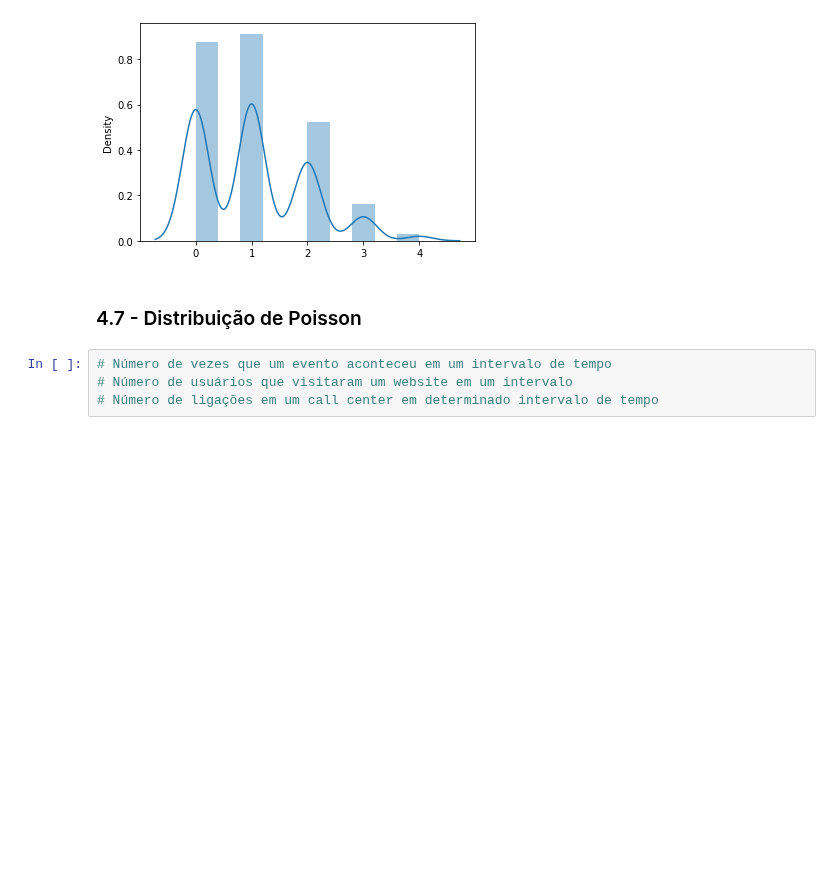
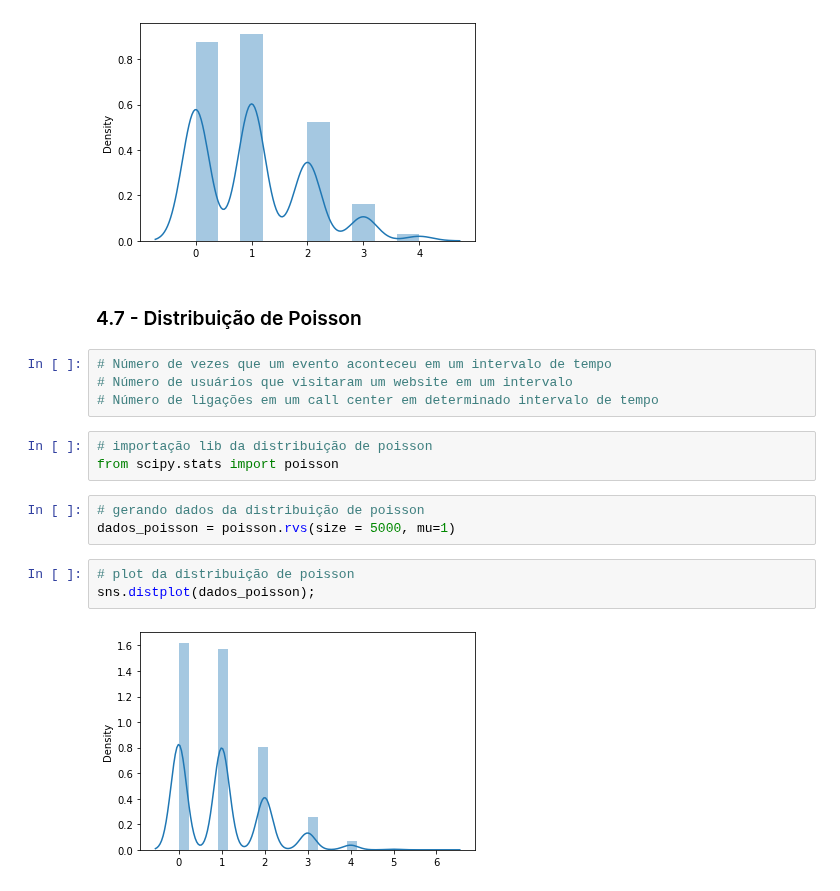
Before and after one commit to Gabrieleas10/Distribuicoes_Probabilidades, a Jupyter notebook: estatistica_completa.ipynb, the cells around one changed output. Saved outputs shown, nothing was run; the diff lists cells and outputs as text; blank space fills up the shorter version.

```diff
--- a/estatistica_completa.ipynb
+++ b/estatistica_completa.ipynb
@@ -751,3 +751,14 @@ sns.distplot(dados_binomial);
 # Número de vezes que um evento aconteceu em um intervalo de tempo
 # Número de usuários que visitaram um website em um intervalo
 # Número de ligações em um call center em determinado intervalo de tempo
+# %%
+# importação lib da distribuição de poisson
+from scipy.stats import poisson
+# %%
+# gerando dados da distribuição de poisson
+dados_poisson = poisson.rvs(size = 5000, mu=1)
+# %%
+# plot da distribuição de poisson
+sns.distplot(dados_poisson);
+# %% [output]
+[figure, added]
```
